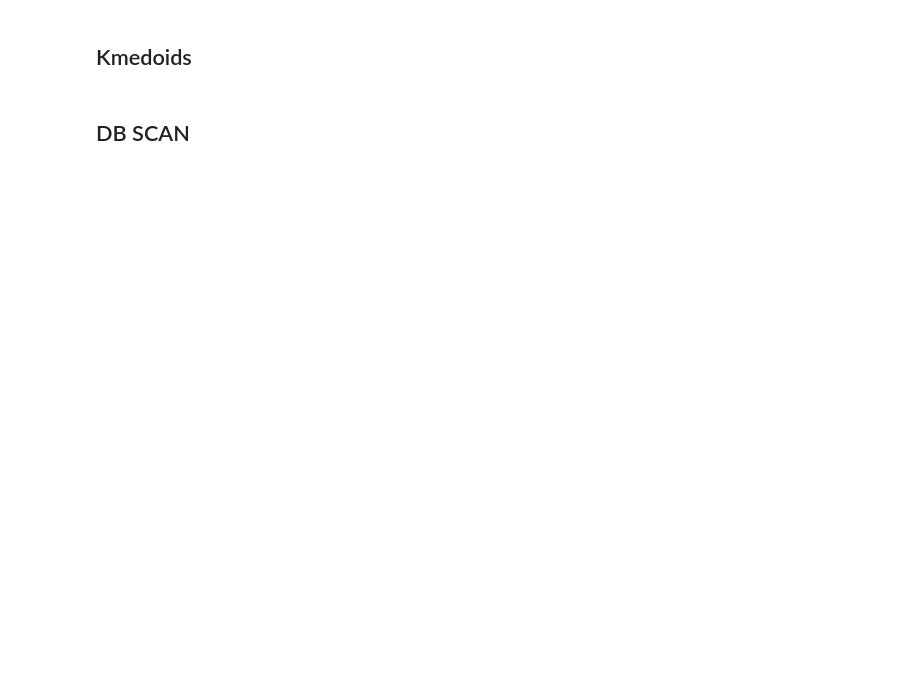
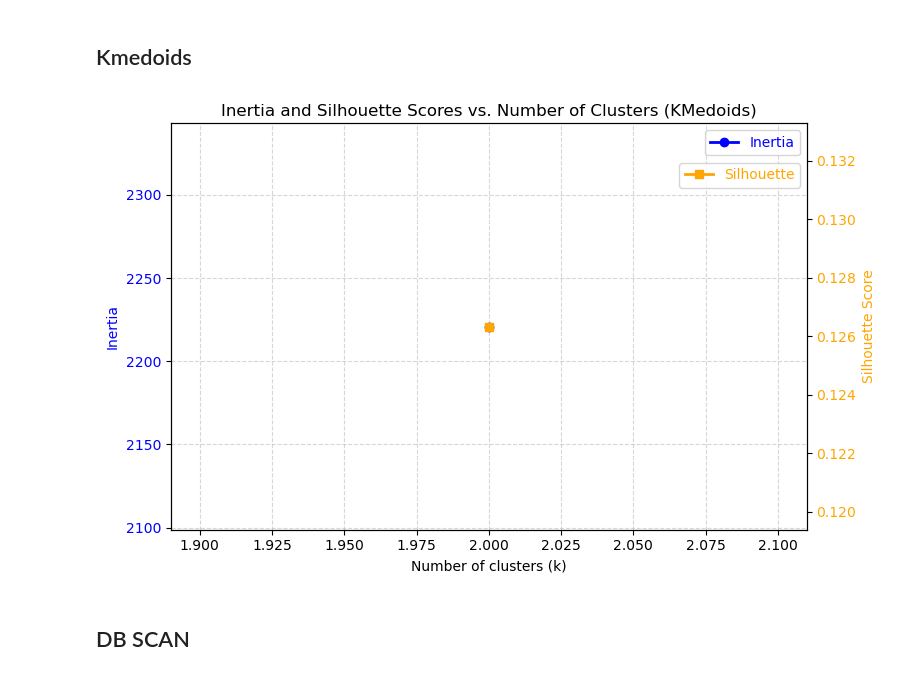
Before and after one commit to andrzejewskimaciej/ML_Intro_Projects, a Jupyter notebook: Project 2 - clustering/04_Clustering.ipynb, the cells around one changed output. Saved outputs shown, nothing was run; the diff lists cells and outputs as text; code cells hidden in the pictures; blank space fills up the shorter version.

```diff
--- a/Project 2 - clustering/04_Clustering.ipynb
+++ b/Project 2 - clustering/04_Clustering.ipynb
@@ -257,7 +355,7 @@ KMeans_plotter(df,2,3)
 # %% [markdown]
 ## Kmedoids
 # %%
-def KMedoids_plotter(X, lower_bound=2, upper_bound=20, metric='euclidean'):
+def KMedoids_plotter(X_gower, lower_bound=2, upper_bound=20, metric='precomputed'):
 
     if lower_bound < 2:
         raise ValueError("lower_bound must be at least 2.")
@@ -266,7 +364,7 @@ def KMedoids_plotter(X, lower_bound=2, upper_bound=20, metric='euclidean'):
     silhouette_list = []
 
 
-    for k in range(lower_bound, upper_bound + 1):
+    for k in tqdm(range(lower_bound, upper_bound + 1)):
 
         kmedoids = KMedoids(
             n_clusters=k,
@@ -274,7 +372,7 @@ def KMedoids_plotter(X, lower_bound=2, upper_bound=20, metric='euclidean'):
             random_state=42,
             method='pam'
         )
-        labels = kmedoids.fit_predict(X)
+        labels = kmedoids.fit_predict(X_gower)
 
 
         inertia_list.append(kmedoids.inertia_)
@@ -282,7 +380,7 @@ def KMedoids_plotter(X, lower_bound=2, upper_bound=20, metric='euclidean'):
 
         unique_labels = np.unique(labels)
         if len(unique_labels) > 1:
-            sil = silhouette_score(X, labels, metric=metric)
+            sil = silhouette_score(X_gower, labels, metric=metric)
         else:
             sil = 0.0
         silhouette_list.append(sil)
@@ -329,6 +427,10 @@ def KMedoids_plotter(X, lower_bound=2, upper_bound=20, metric='euclidean'):
     plt.title('Inertia and Silhouette Scores vs. Number of Clusters (KMedoids)')
     plt.tight_layout()
     plt.show()
+# %%
+KMedoids_plotter(df_gower, lower_bound=2, upper_bound=2)
+# %% [output]
+[figure, added]
 # %% [markdown]
 ## DB SCAN
 # %%
```
Also changed, not shown: parts of 24 cells of this notebook.
